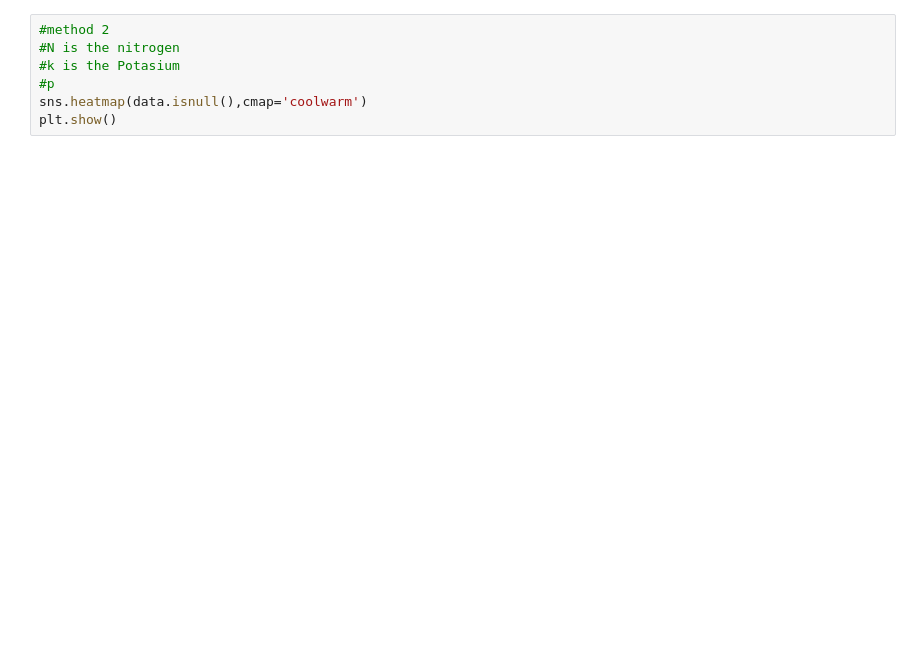
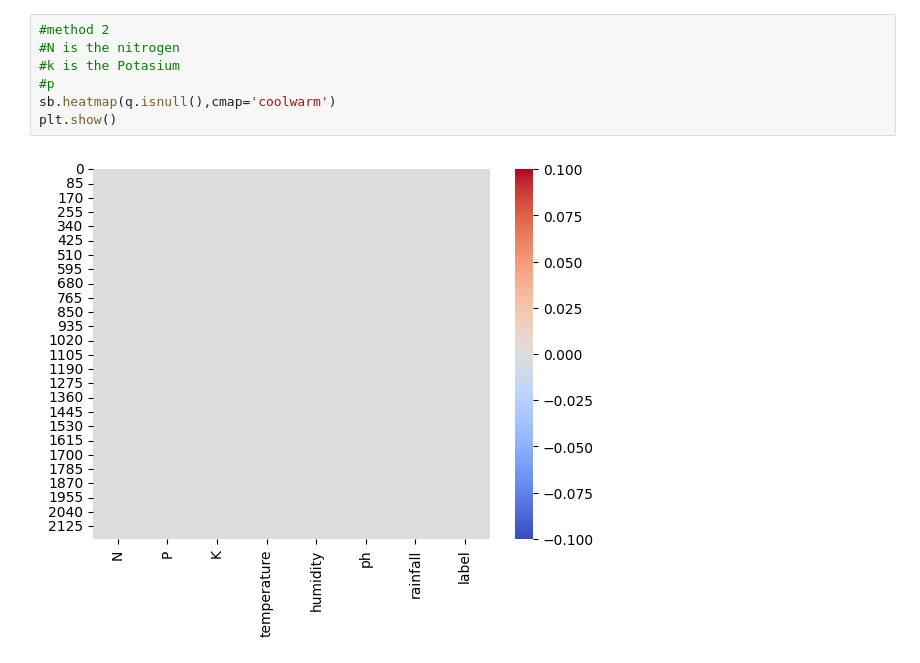
Before and after one commit to dhope1/Recess-2-Morning, a Jupyter notebook: david_hope_Day09.ipynb, the cells around one changed output. Drawn from its saved outputs; the diff is of its cells as text; blank space fills up the shorter version.

```diff
--- a/david_hope_Day09.ipynb
+++ b/david_hope_Day09.ipynb
@@ -64,9 +160,11 @@ plt.show()
 # %%
 #method 2
 #N is the nitrogen
 #k is the Potasium
 #p
-sns.heatmap(data.isnull(),cmap='coolwarm')
+sb.heatmap(q.isnull(),cmap='coolwarm')
 plt.show()
+# %% [output]
+[figure, added]
 # %%
 # Correlation, relationship between columns
```
Also changed, not shown: parts of 19 cells of this notebook, 7 other files.
